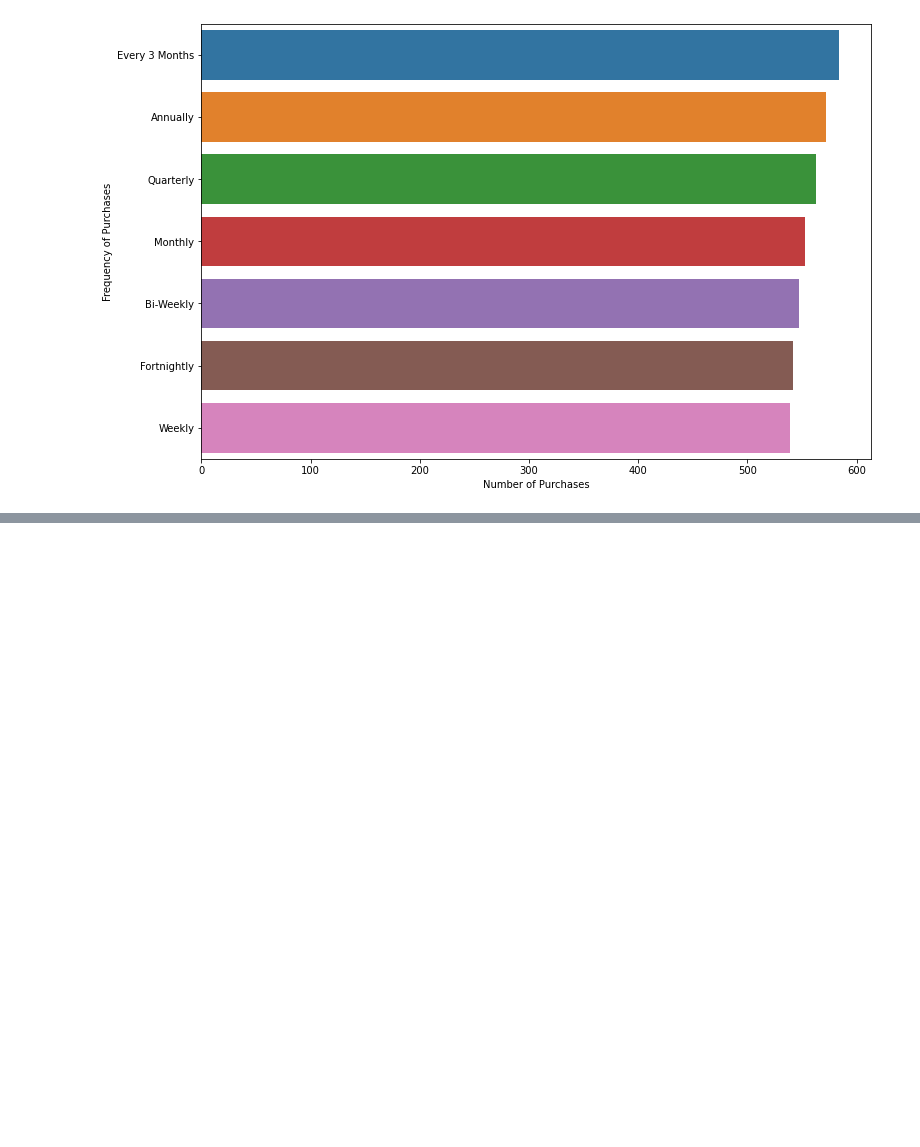
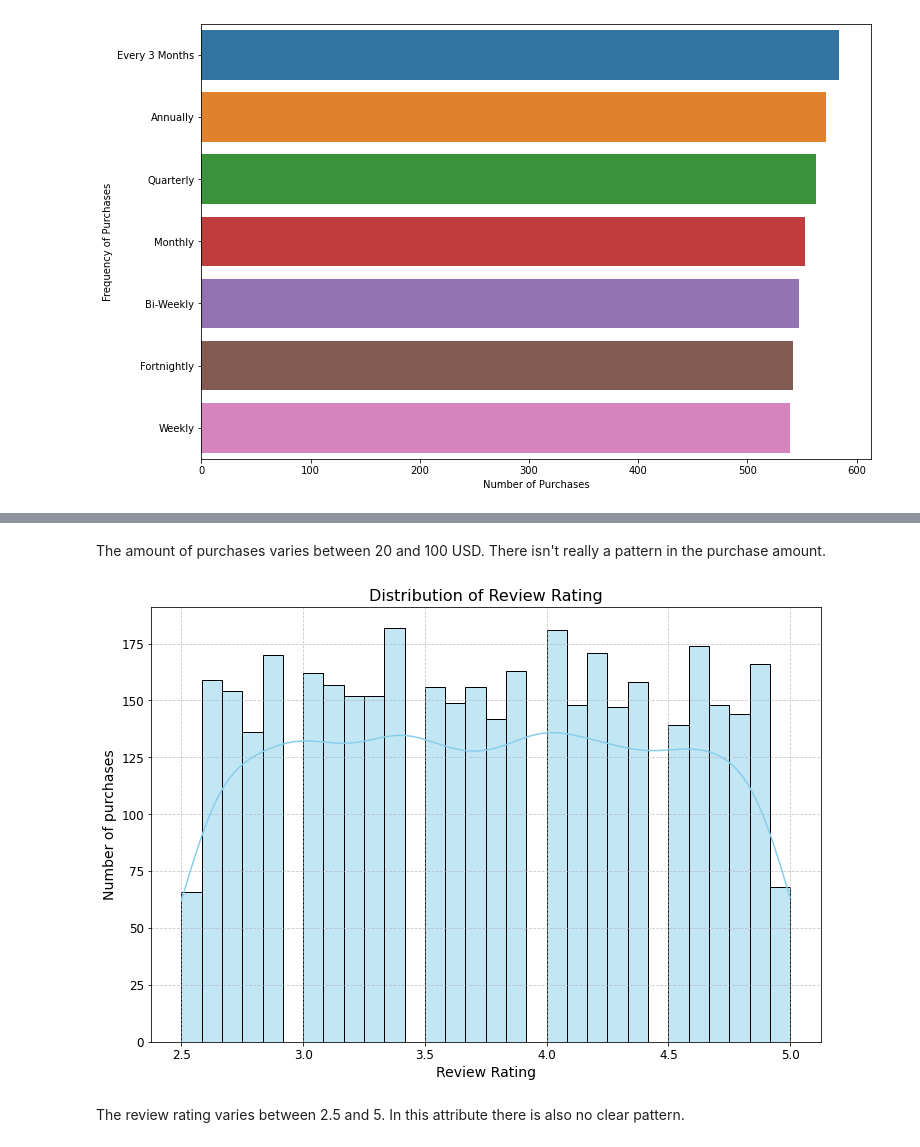
Before and after one commit to AleandroPresta/customer-shopping-analysis, a Jupyter notebook: customer-shopping/notebooks/Data Exploration.ipynb, the cells around one changed output, grey strips where cells are left out. Cells and saved outputs as stored; diff of their text form; code cells hidden in the pictures; blank space fills up the shorter version.

```diff
--- a/customer-shopping/notebooks/Data Exploration.ipynb
+++ b/customer-shopping/notebooks/Data Exploration.ipynb
@@ -163,0 +177,8 @@ plot_item_distribution('Frequency of Purchases')
+# %% [markdown]
+The amount of purchases varies between 20 and 100 USD. There isn't really a pattern in the purchase amount.
+# %%
+plot_numerical_distribution('Review Rating')
+# %% [output]
+[figure, added]
+# %% [markdown]
+The review rating varies between 2.5 and 5. In this attribute there is also no clear pattern.
```
Also changed, not shown: parts of 13 cells of this notebook.
